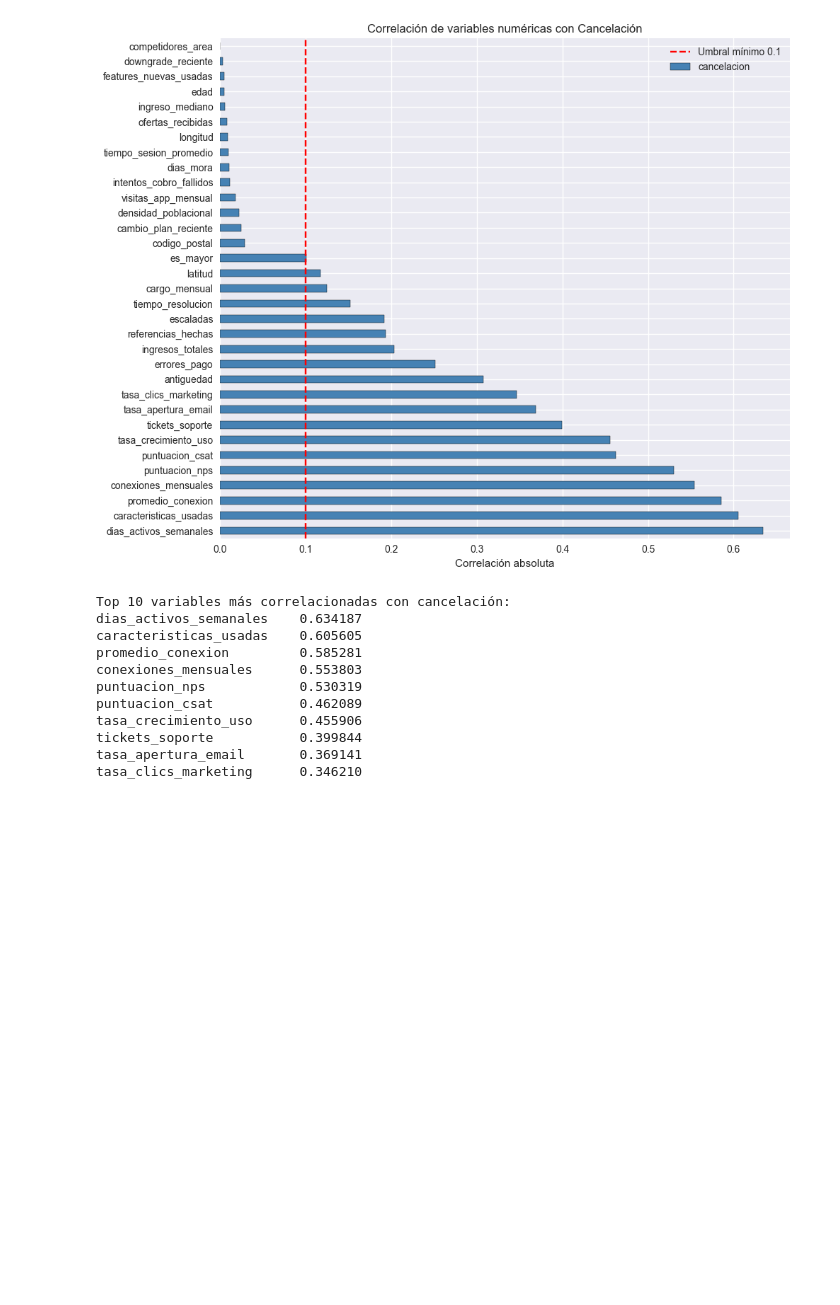
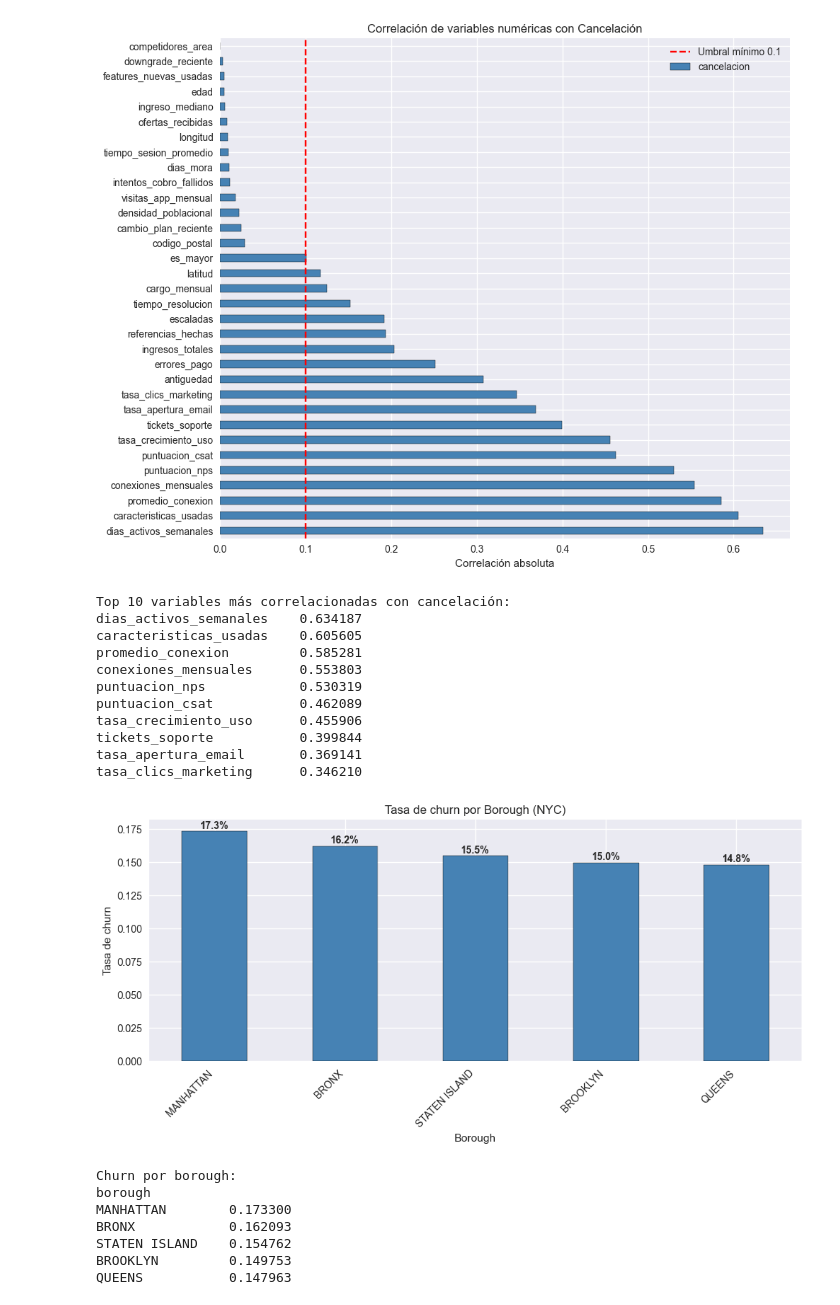
Before and after one commit to gian-pc/RetainAI, a Jupyter notebook: ai-ml/data-science/notebooks/gian/01_eda.ipynb, the cells around one changed output. Drawn from its saved outputs; the diff is of its cells as text; code cells hidden in the pictures; blank space fills up the shorter version.

```diff
--- a/ai-ml/data-science/notebooks/gian/01_eda.ipynb
+++ b/ai-ml/data-science/notebooks/gian/01_eda.ipynb
@@ -129,3 +129,29 @@ tasa_crecimiento_uso      0.455906
 tickets_soporte           0.399844
 tasa_apertura_email       0.369141
 tasa_clics_marketing      0.346210
+# %%
+# Churn por borough
+plt.figure(figsize=(10, 5))
+churn_borough = df.groupby('borough')['cancelacion'].mean().sort_values(ascending=False)
+churn_borough.plot(kind='bar', color='steelblue', edgecolor='black')
+plt.title('Tasa de churn por Borough (NYC)')
+plt.ylabel('Tasa de churn')
+plt.xlabel('Borough')
+plt.xticks(rotation=45, ha='right')
+for i, v in enumerate(churn_borough):
+    plt.text(i, v + 0.002, f'{v:.1%}', ha='center', fontweight='bold')
+plt.tight_layout()
+plt.savefig('../../outputs/05_churn_por_borough.png')
+plt.show()
+
+print("\nChurn por borough:")
+print(churn_borough.to_string())
+# %% [output]
+[figure, added]
+Churn por borough:
+borough
+MANHATTAN        0.173300
+BRONX            0.162093
+STATEN ISLAND    0.154762
+BROOKLYN         0.149753
+QUEENS           0.147963
```
Also changed, not shown: parts of 1 cell of this notebook, 1 other file.
